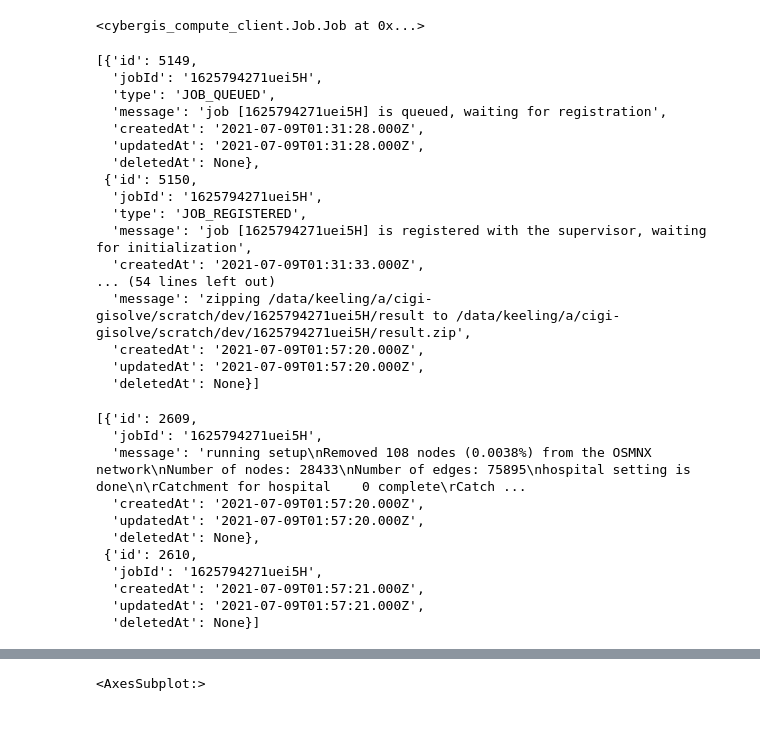
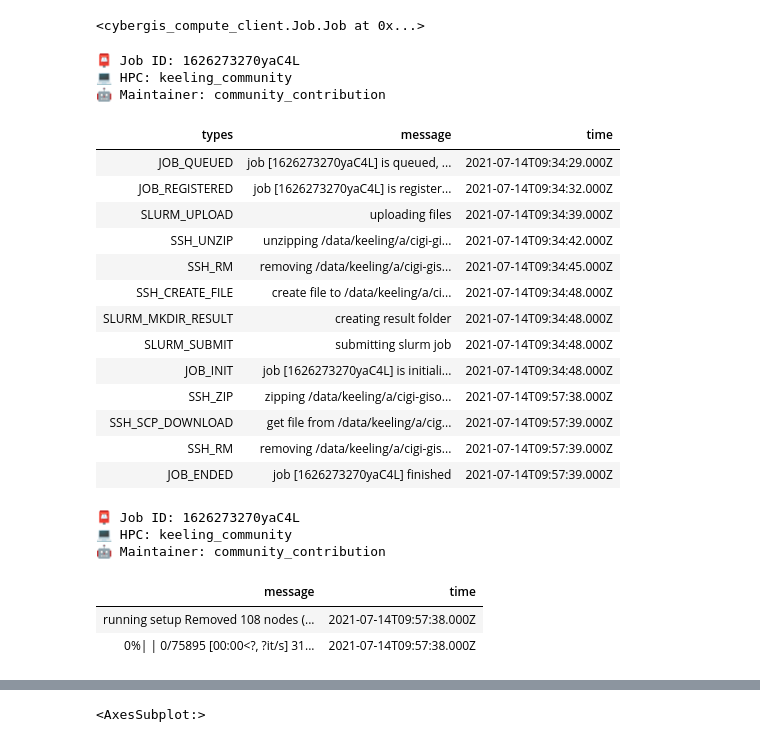
Before and after one commit to cybergis/cybergis-compute-python-sdk, a Jupyter notebook: spatial_accessibility.ipynb, the cells around one changed output, grey strips where cells are left out. Saved outputs shown, nothing was run; the diff lists cells and outputs as text; code cells hidden in the pictures.

Commit message:
moved spatial access repo and tested with liveOutput

```diff
--- a/spatial_accessibility.ipynb
+++ b/spatial_accessibility.ipynb
@@ -37,39 +38,34 @@ demo_job.submit()
 ✅ job submitted
 <cybergis_compute_client.Job.Job at 0x...>
 # %%
-demo_job.events(liveOutput=False)
+demo_job.events(liveOutput=True)
 # %% [output]
-[{'id': 5149,
-  'jobId': '1625794271uei5H',
-  'type': 'JOB_QUEUED',
-  'message': 'job [1625794271uei5H] is queued, waiting for registration',
-  'createdAt': '2021-07-09T01:31:28.000Z',
-  'updatedAt': '2021-07-09T01:31:28.000Z',
-  'deletedAt': None},
- {'id': 5150,
-  'jobId': '1625794271uei5H',
-  'type': 'JOB_REGISTERED',
-  'message': 'job [1625794271uei5H] is registered with the supervisor, waiting for initialization',
-  'createdAt': '2021-07-09T01:31:33.000Z',
-... (54 lines left out)
-  'message': 'zipping /data/keeling/a/cigi-gisolve/scratch/dev/1625794271uei5H/result to /data/keeling/a/cigi-gisolve/scratch/dev/1625794271uei5H/result.zip',
-  'createdAt': '2021-07-09T01:57:20.000Z',
-  'updatedAt': '2021-07-09T01:57:20.000Z',
-  'deletedAt': None}]
+📮 Job ID: 1626273270yaC4L
+💻 HPC: keeling_community
+🤖 Maintainer: community_contribution
+| types | message | time |
+| JOB_QUEUED | job [1626273270yaC4L] is queued, ... | 2021-07-14T09:34:29.000Z |
+| JOB_REGISTERED | job [1626273270yaC4L] is register... | 2021-07-14T09:34:32.000Z |
+| SLURM_UPLOAD | uploading files | 2021-07-14T09:34:39.000Z |
+| SSH_UNZIP | unzipping /data/keeling/a/cigi-gi... | 2021-07-14T09:34:42.000Z |
+| SSH_RM | removing /data/keeling/a/cigi-gis... | 2021-07-14T09:34:45.000Z |
+| SSH_CREATE_FILE | create file to /data/keeling/a/ci... | 2021-07-14T09:34:48.000Z |
+| SLURM_MKDIR_RESULT | creating result folder | 2021-07-14T09:34:48.000Z |
+| SLURM_SUBMIT | submitting slurm job | 2021-07-14T09:34:48.000Z |
+| JOB_INIT | job [1626273270yaC4L] is initiali... | 2021-07-14T09:34:48.000Z |
+| SSH_ZIP | zipping /data/keeling/a/cigi-giso... | 2021-07-14T09:57:38.000Z |
+| SSH_SCP_DOWNLOAD | get file from /data/keeling/a/cig... | 2021-07-14T09:57:39.000Z |
+| SSH_RM | removing /data/keeling/a/cigi-gis... | 2021-07-14T09:57:39.000Z |
+| JOB_ENDED | job [1626273270yaC4L] finished | 2021-07-14T09:57:39.000Z |
 # %%
-demo_job.logs(liveOutput=False)
+demo_job.logs(liveOutput=True)
 # %% [output]
-[{'id': 2609,
-  'jobId': '1625794271uei5H',
-  'message': 'running setup\nRemoved 108 nodes (0.0038%) from the OSMNX network\nNumber of nodes: 28433\nNumber of edges: 75895\nhospital setting is done\n\rCatchment for hospital    0 complete\rCatch ...
-  'createdAt': '2021-07-09T01:57:20.000Z',
-  'updatedAt': '2021-07-09T01:57:20.000Z',
-  'deletedAt': None},
- {'id': 2610,
-  'jobId': '1625794271uei5H',
-  'createdAt': '2021-07-09T01:57:21.000Z',
-  'updatedAt': '2021-07-09T01:57:21.000Z',
-  'deletedAt': None}]
+📮 Job ID: 1626273270yaC4L
+💻 HPC: keeling_community
+🤖 Maintainer: community_contribution
+| message | time |
+| running setup Removed 108 nodes (... | 2021-07-14T09:57:38.000Z |
+| 0%| | 0/75895 [00:00<?, ?it/s] 31... | 2021-07-14T09:57:38.000Z |
 # %%
 result_zip = demo_job.downloadResultFolder('./')
 # %% [output]
```
Also changed, not shown: parts of 5 cells of this notebook.
